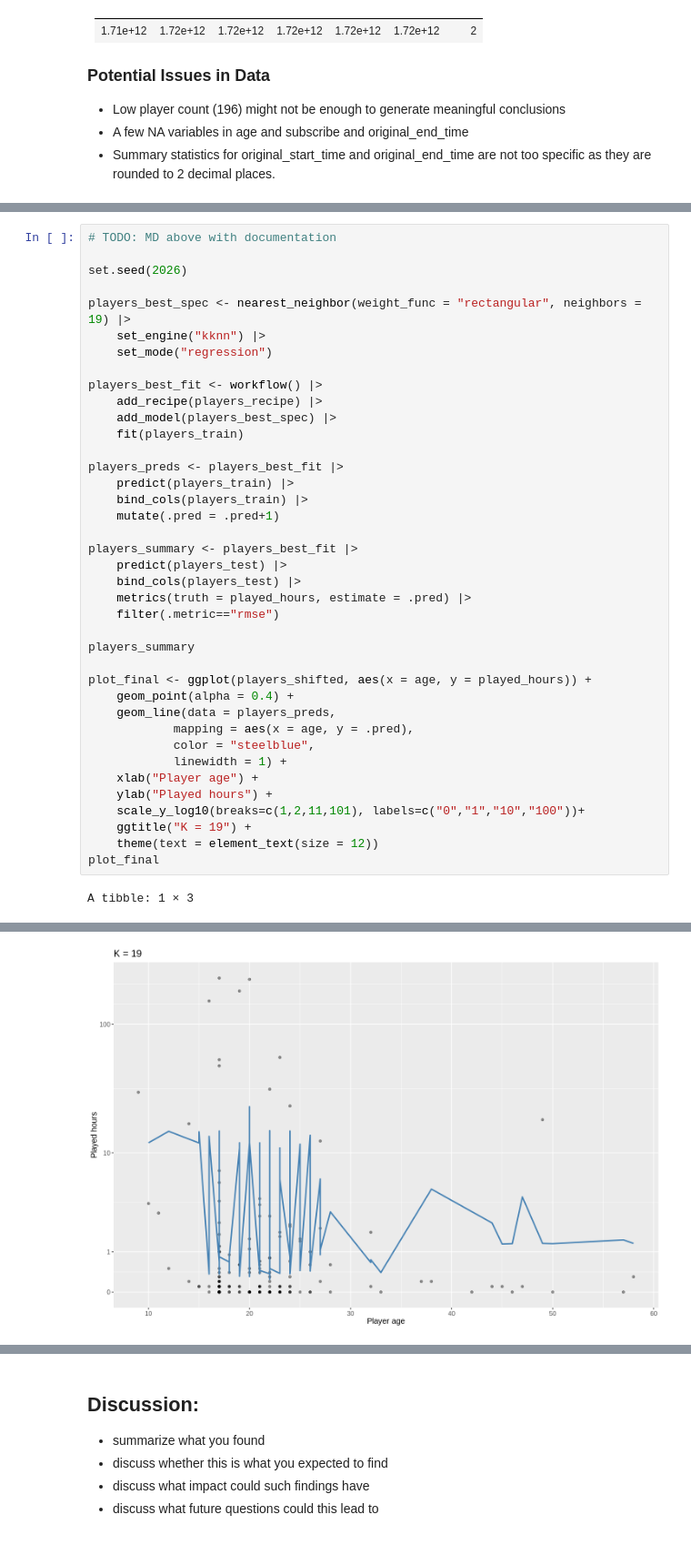
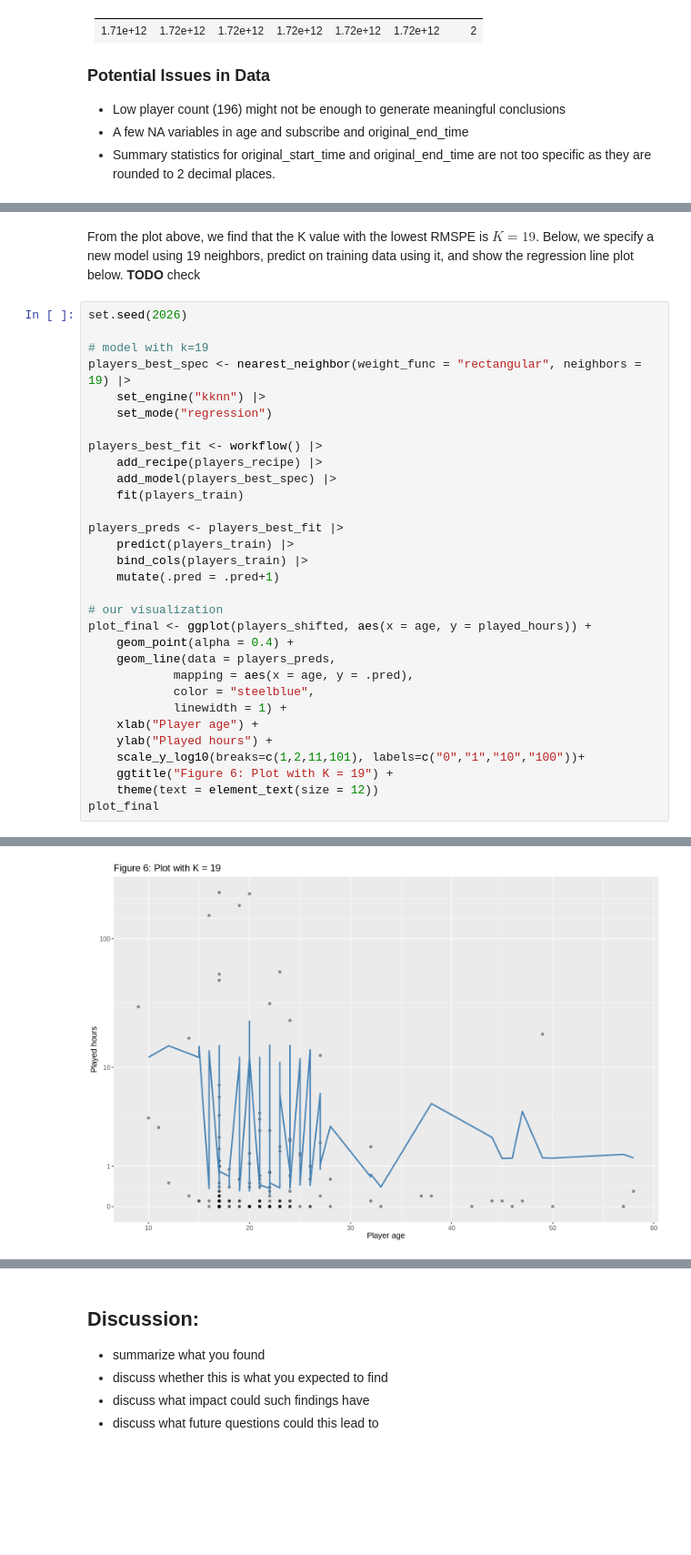
Before and after one commit to nesteagle/DSCI100-Project, a Jupyter notebook: report/report.ipynb, the cells around one changed output, grey strips where cells are left out. Shown at 91% size. Saved outputs shown, nothing was run; the diff lists cells and outputs as text; blank space fills up the shorter version.

```diff
--- a/report/report.ipynb
+++ b/report/report.ipynb
@@ -352,8 +285,9 @@ rmse_plot
+# %% [markdown]
+From the plot above, we find that the K value with the lowest RMSPE is $K=19$. Below, we specify a new model using 19 neighbors, predict on training data using it, and show the regression line plot below. **TODO** check
 # %%
-# TODO: MD above with documentation
-
 set.seed(2026)
 
+# model with k=19
 players_best_spec <- nearest_neighbor(weight_func = "rectangular", neighbors = 19) |>
     set_engine("kknn") |>
     set_mode("regression")
@@ -368,14 +302,7 @@ players_preds <- players_best_fit |>
     bind_cols(players_train) |>
     mutate(.pred = .pred+1)
 
-players_summary <- players_best_fit |>
-    predict(players_test) |>
-    bind_cols(players_test) |>
-    metrics(truth = played_hours, estimate = .pred) |>
-    filter(.metric=="rmse")
-
-players_summary
-
+# our visualization
 plot_final <- ggplot(players_shifted, aes(x = age, y = played_hours)) +
     geom_point(alpha = 0.4) +
     geom_line(data = players_preds,
@@ -385,8 +312,7 @@ plot_final <- ggplot(players_shifted, aes(x = age, y = played_hours)) +
     xlab("Player age") +
     ylab("Played hours") +
     scale_y_log10(breaks=c(1,2,11,101), labels=c("0","1","10","100"))+
-    ggtitle("K = 19") +
+    ggtitle("Figure 6: Plot with K = 19") +
     theme(text = element_text(size = 12))
 plot_final
 # %% [output]
-A tibble: 1 × 3
@@ -396 +319 @@ A tibble: 1 × 3
-[figure, old version]
+[figure, new version]
```
Also changed, not shown: parts of 21 cells of this notebook.
